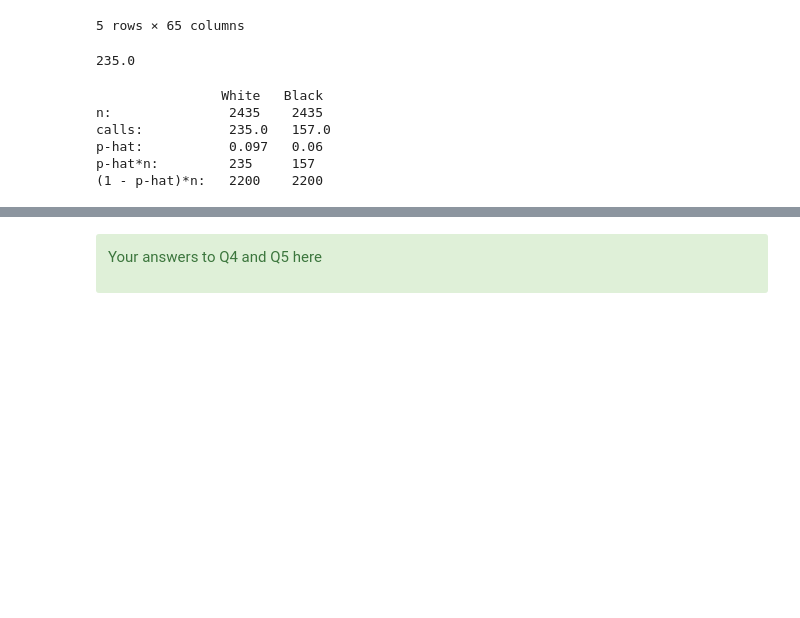
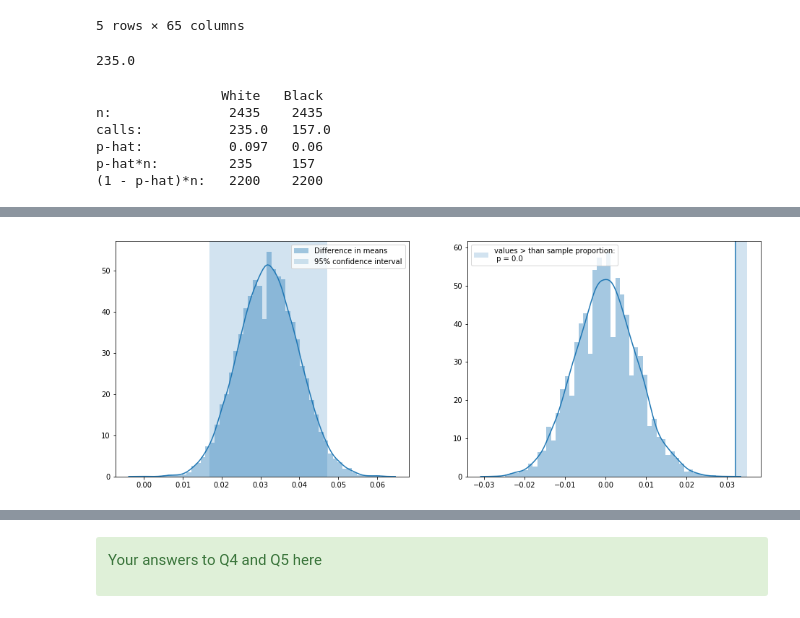
Before and after one commit to Nhorning/EDA_racial_discrimination, a Jupyter notebook: sliderule_dsi_inferential_statistics_exercise_2.ipynb, the cells around one changed output, grey strips where cells are left out. Saved outputs shown, nothing was run; the diff lists cells and outputs as text; code cells hidden in the pictures; blank space fills up the shorter version.

Commit message:
Added bootstrap calculations
 Changes to be committed:

```diff
--- a/sliderule_dsi_inferential_statistics_exercise_2.ipynb
+++ b/sliderule_dsi_inferential_statistics_exercise_2.ipynb
@@ -109,0 +112,92 @@ $$H_a: \hat{p}_{white calls} > \hat{p}_{black calls}$$
+# %%
+# Your solution to Q3 here
+# Compute margin of error, confidence interval, and p-value. Try using both the bootstrapping and the frequentist statistical approaches.
+import matplotlib.pyplot as plt
+import seaborn as sns
+
+#bootstrap sample function
+def bs_sample(data, func, s_size, size=10000):
+    #initialize array
+    bs_s = np.empty(size)
+    #start for loop for sample size
+    for i in range(size):
+        #draw random sample (with replacement) sample size out of the dataset
+        bs = np.random.choice(data, s_size)
+        #run desired function on dataset
+        out = func(bs)
+        #save function to array
+        bs_s[i] = out
+    #return array
+    return bs_s
+
+#Function to calculate proportion of callbacks
+def phat(data):
+
+    #find n
+    n = len(data)
+    #find callbacks
+    calls = data.sum()
+    #find p-hat
+    phat = calls/n
+    return phat
+
+#seed np.random for consistent results
+np.random.seed(42)
+
+#call functions to calculate bs of proportions
+bs_pr_w = bs_sample(w.call, phat, len(w))
+bs_pr_b = bs_sample(b.call, phat, len(b))
+
+#find difference in proportions
+bs_diffpr = bs_pr_w - bs_pr_b
+#find mean difference
+bs_diff_mu = np.mean(bs_diffpr)
+
+#find observed difference
+sdp = wpr-bpr
+
+#find confidence interval of difference in proportions
+diffconint = np.percentile(bs_diffpr, [2.5, 97.5])
+
+#find margin of error (bootstrapped)
+bs_ME = diffconint[1] - bs_diff_mu
+
+
+#plot curve
+f, ax = plt.subplots(1, 2)
+sns.distplot(bs_diffpr, label = 'Difference in means', ax=ax[0])
+ax[0].axvspan(diffconint[0], diffconint[1], alpha=.2, label = '95% confidence interval')
+ax[0].legend()
+
+#plt.show()
+
+#bootstrap p-value - reandomize the samples and compare to observed difference in proportions.
+
+#simulate null h
+#Draw two bootstrap samples out of the data set with the length of the respective samples, and find the difference in proportions(n)
+fakew = bs_sample(data.call, phat, n)
+fakeb = bs_sample(data.call, phat, n)
+nulldiff = fakew - fakeb
+
+#find proportion of the null  >= than sample difference in proportions
+bs_p = np.sum(nulldiff >= sdp)/len(nulldiff)
+#print(bs_p)
+
+#plot null distribution and p value
+sns.distplot(nulldiff, ax=ax[1])
+ax[1].axvline(odp)
+ax[1].axvspan(odp, .035, alpha=.2, label='values > than sample proportion:\n p = '+str(bs_p))
+ax[1].legend()
+
+#style label and show plots
+f.set_size_inches(16,6)
+plt.show()
+
+#print values
+print('Sample difference in proportions:\t\t',round(sdp,4))
+print('Bootstrapped mean difference in proportions:\t', round(bs_diff_mu,4))
+print('Bootstrapped margin of error:\t\t\t', round(bs_ME,4))
+print('Bootstrapped 95% confidence interval:\t\t',str(round(diffconint[0],4))+',',round(diffconint[1],4))
+print('Bootstrapped p-value:\t\t\t\t', bs_p)
+# %% [output]
+[figure, added]
```
Also changed, not shown: parts of 4 cells of this notebook.
